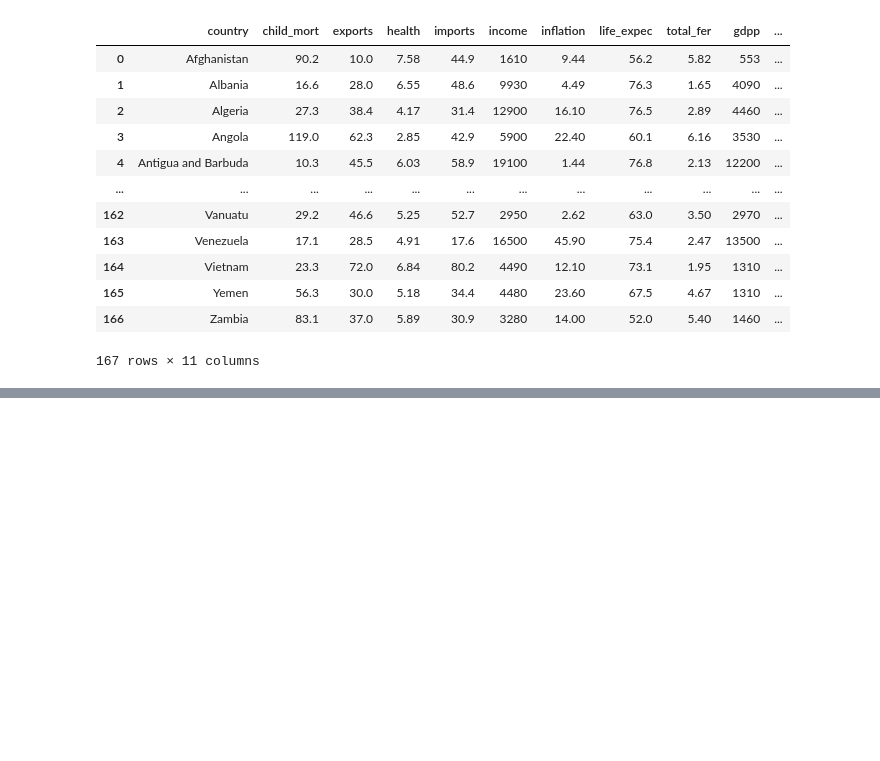
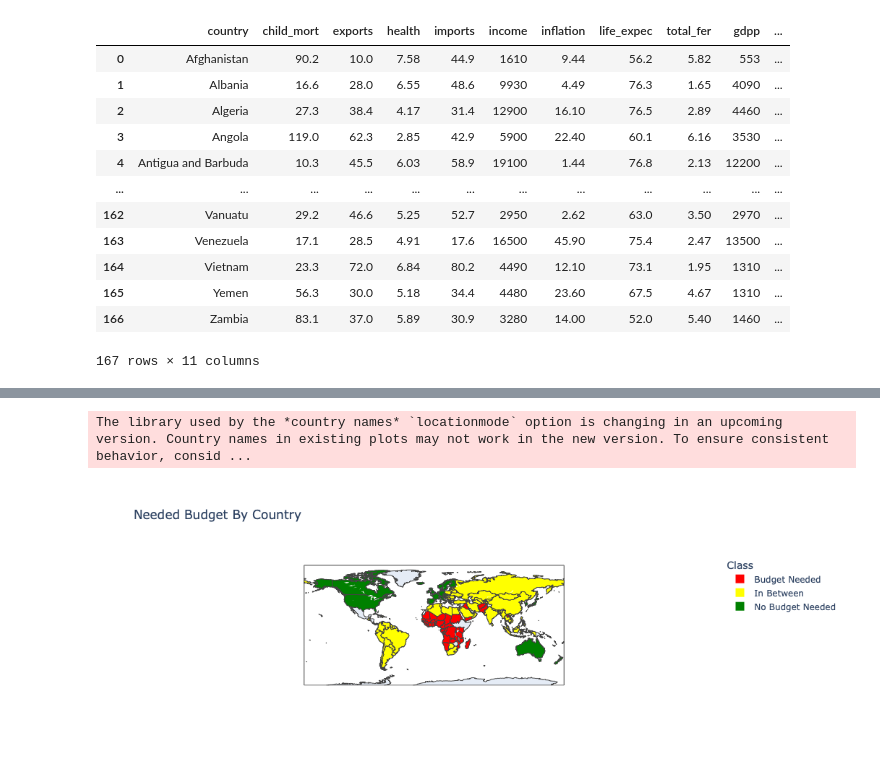
Before and after one commit to ozgurcanozel/Country-Unsupervised, a Jupyter notebook: CountryDataSet.ipynb, the cells around one changed output, grey strips where cells are left out. Cells and saved outputs as stored; diff of their text form; code cells hidden in the pictures; blank space fills up the shorter version.

```diff
--- a/CountryDataSet.ipynb
+++ b/CountryDataSet.ipynb
@@ -257,0 +260,8 @@ plt.show()
+# %%
+pca_df2.insert(0, column="Country", value = df["country"])
+# %%
+pca_df2['Class'] = labels
+# %%
+pca_df2.loc[pca_df2['Class'] == 0, 'Class'] = "Budget Needed"
+pca_df2.loc[pca_df2['Class'] == 1, 'Class'] = "No Budget Needed"
+pca_df2.loc[pca_df2['Class'] == 2, 'Class'] = "In Between"
@@ -257,0 +286,18 @@ plt.show()
+# %%
+fig = px.choropleth(
+    pca_df2[["Country", "Class"]],
+    locationmode= "country names",
+    locations="Country",
+    title = "Needed Budget By Country",
+    color = pca_df2["Class"],
+    color_discrete_map={
+                        "Budget Needed" : "Red",
+                        "In Between" : "Yellow",
+                        "No Budget Needed" : "Green"
+
+    })
+fig.update_geos(fitbounds = "locations", visible = True)
+fig.show()
+# %% [output]
+The library used by the *country names* `locationmode` option is changing in an upcoming version. Country names in existing plots may not work in the new version. To ensure consistent behavior, consid ...
+[figure, added]
```
Also changed, not shown: parts of 7 cells of this notebook.
